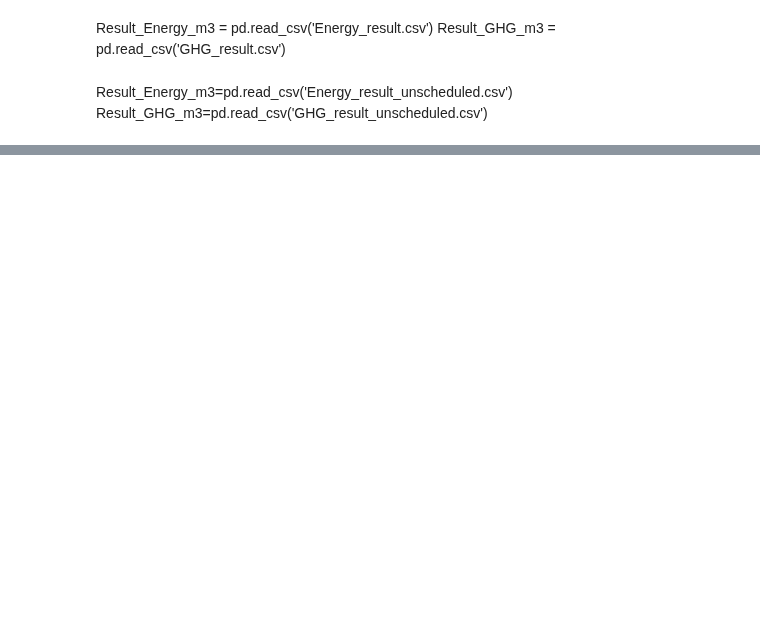
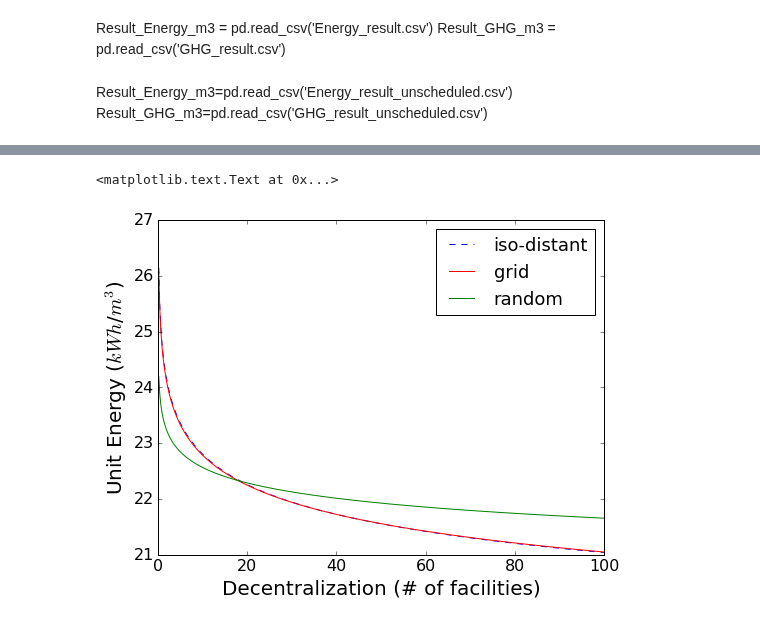
Before and after one commit to okavvada/Urine-Project, a Jupyter notebook: Run_LCA_model.ipynb, the cells around one changed output, grey strips where cells are left out. Saved outputs shown, nothing was run; the diff lists cells and outputs as text; code cells hidden in the pictures; blank space fills up the shorter version.

```diff
--- a/Run_LCA_model.ipynb
+++ b/Run_LCA_model.ipynb
@@ -129,0 +229,42 @@ fig.tight_layout()
+# %%
+x1 = np.linspace(0,100, 500) # 100 linearly spaced numbers
+y1_optimal = (x1**(results_optimal_energy.params[1]))*math.exp(results_optimal_energy.params[0])
+aa=zip(x1,y1_optimal)
+pl_optimal=pd.DataFrame(aa)
+pl_optimal.columns=['x','grid']
+
+y1_grid = (x1**(results_grid_energy.params[1]))*math.exp(results_grid_energy.params[0])
+aa=zip(x1,y1_grid)
+pl_grid=pd.DataFrame(aa)
+pl_grid.columns=['x','iso-distant']
+
+y1_random = (x1**(results_random_energy.params[1]))*math.exp(results_random_energy.params[0])
+aa=zip(x1,y1_random)
+pl_random=pd.DataFrame(aa)
+pl_random.columns=['x','random']
+
+y1_optimal_GHG = (x1**(results_optimal_GHG.params[1]))*math.exp(results_optimal_GHG.params[0])
+aa=zip(x1,y1_optimal_GHG)
+pl_optimal_GHG=pd.DataFrame(aa)
+pl_optimal_GHG.columns=['x','grid']
+
+y1_grid_GHG = (x1**(results_grid_GHG.params[1]))*math.exp(results_grid_GHG.params[0])
+aa=zip(x1,y1_grid_GHG)
+pl_grid_GHG=pd.DataFrame(aa)
+pl_grid_GHG.columns=['x','iso-distant']
+
+y1_random_GHG = (x1**(results_random_GHG.params[1]))*math.exp(results_grid_GHG.params[0])
+aa=zip(x1,y1_random_GHG)
+pl_random_GHG=pd.DataFrame(aa)
+pl_random_GHG.columns=['x','random']
+# %%
+fig, ax = plt.subplots(nrows=1, ncols=1 ,figsize=(8, 6))
+g = pl_grid.plot( x='x', y='iso-distant',fontsize=16, c='b',linestyle='--', ax=ax)
+f = pl_optimal.plot( x='x', y='grid',fontsize=16, c='r', ax=ax)
+h = pl_random.plot( x='x', y='random',fontsize=16, c='g', ax=ax)
+h.legend(fontsize=18)
+plt.ylabel('Unit Energy ($kWh$/$m^3$)',fontsize=20)
+plt.xlabel('Decentralization (# of facilities)', fontsize = 20)
+# %% [output]
+<matplotlib.text.Text at 0x...>
+[figure, added]
```
Also changed, not shown: parts of 15 cells of this notebook, 9 other files.
